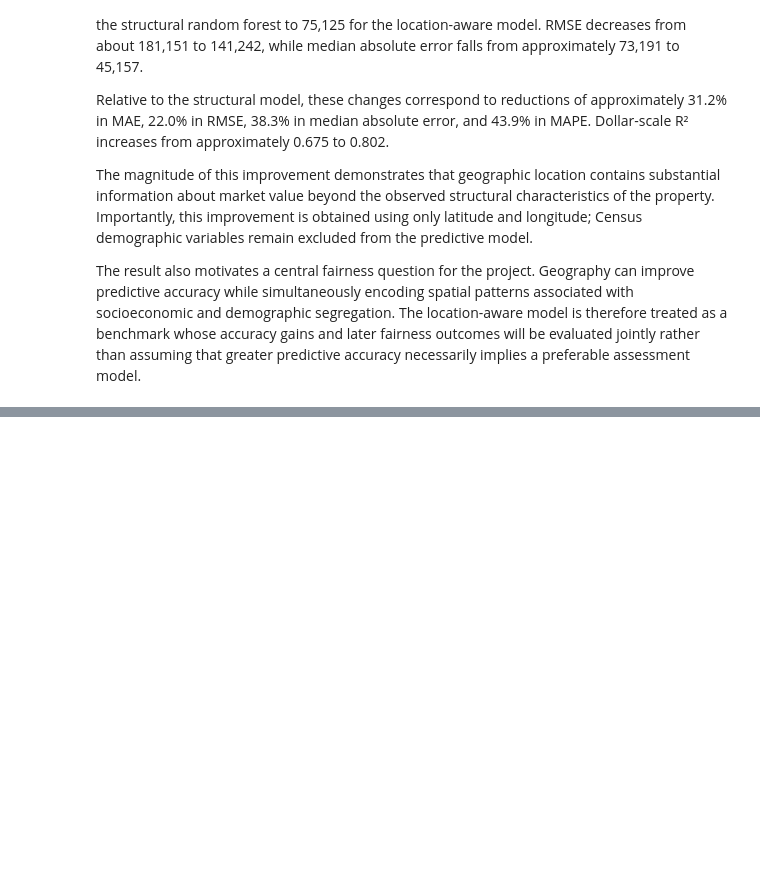
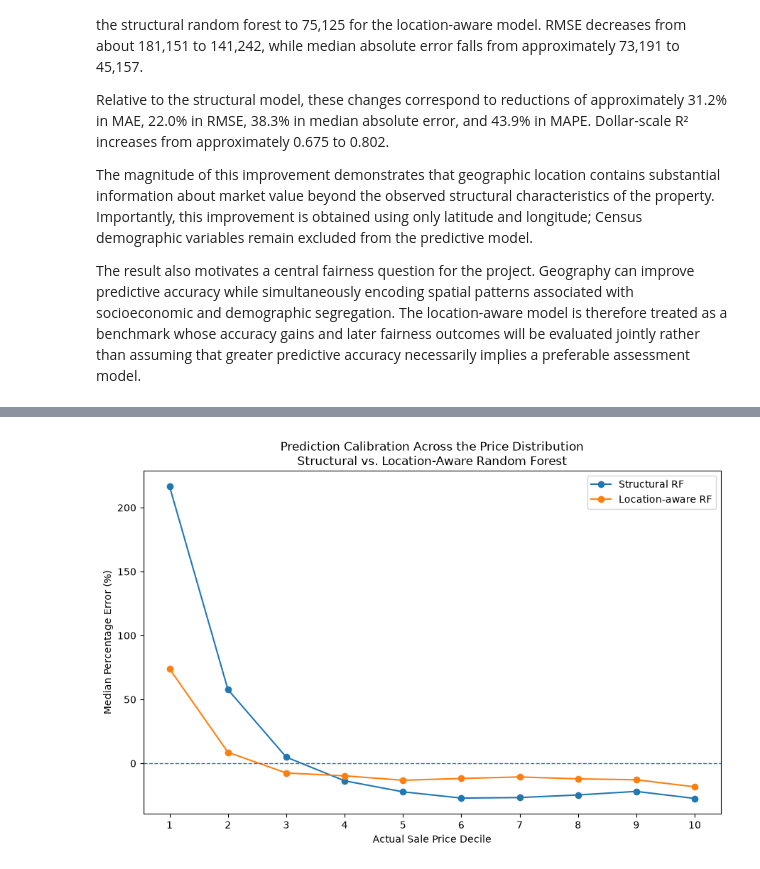
Before and after one commit to KevTJ/kj-project-portfolio, a Jupyter notebook: Projects/fair-housing-price-prediction/01_problem_data_and_fairness_framework.ipynb.ipynb, the cells around one changed output, grey strips where cells are left out. Cells and saved outputs as stored; diff of their text form; code cells hidden in the pictures; blank space fills up the shorter version.

```diff
--- a/Projects/fair-housing-price-prediction/01_problem_data_and_fairness_framework.ipynb.ipynb
+++ b/Projects/fair-housing-price-prediction/01_problem_data_and_fairness_framework.ipynb.ipynb
@@ -3121,0 +3169,12 @@ accuracy necessarily implies a preferable assessment model.
+# %%
+decile_calibration_comparison = pd.DataFrame({
+    "price_decile": range(1, len(price_decile_diagnostics) + 1),
+    "median_actual_price":
+        price_decile_diagnostics["median_actual_price"].values,
+    "Structural RF":
+        price_decile_diagnostics["median_percentage_error"].values,
+    "Location-aware RF":
+        location_decile_diagnostics["median_percentage_error"].values,
+})
+
+decile_calibration_comparison
@@ -3121,0 +3193,36 @@ accuracy necessarily implies a preferable assessment model.
+# %%
+plt.figure(figsize=(9, 6))
+
+plt.plot(
+    decile_calibration_comparison["price_decile"],
+    decile_calibration_comparison["Structural RF"],
+    marker="o",
+    label="Structural RF"
+)
+
+plt.plot(
+    decile_calibration_comparison["price_decile"],
+    decile_calibration_comparison["Location-aware RF"],
+    marker="o",
+    label="Location-aware RF"
+)
+
+plt.axhline(
+    0,
+    linestyle="--",
+    linewidth=1
+)
+
+plt.xlabel("Actual Sale Price Decile")
+plt.ylabel("Median Percentage Error (%)")
+plt.title(
+    "Prediction Calibration Across the Price Distribution\n"
+    "Structural vs. Location-Aware Random Forest"
+)
+
+plt.xticks(range(1, 11))
+plt.legend()
+plt.tight_layout()
+plt.show()
+# %% [output]
+[figure, added]
```
Also changed, not shown: parts of 30 cells of this notebook.
